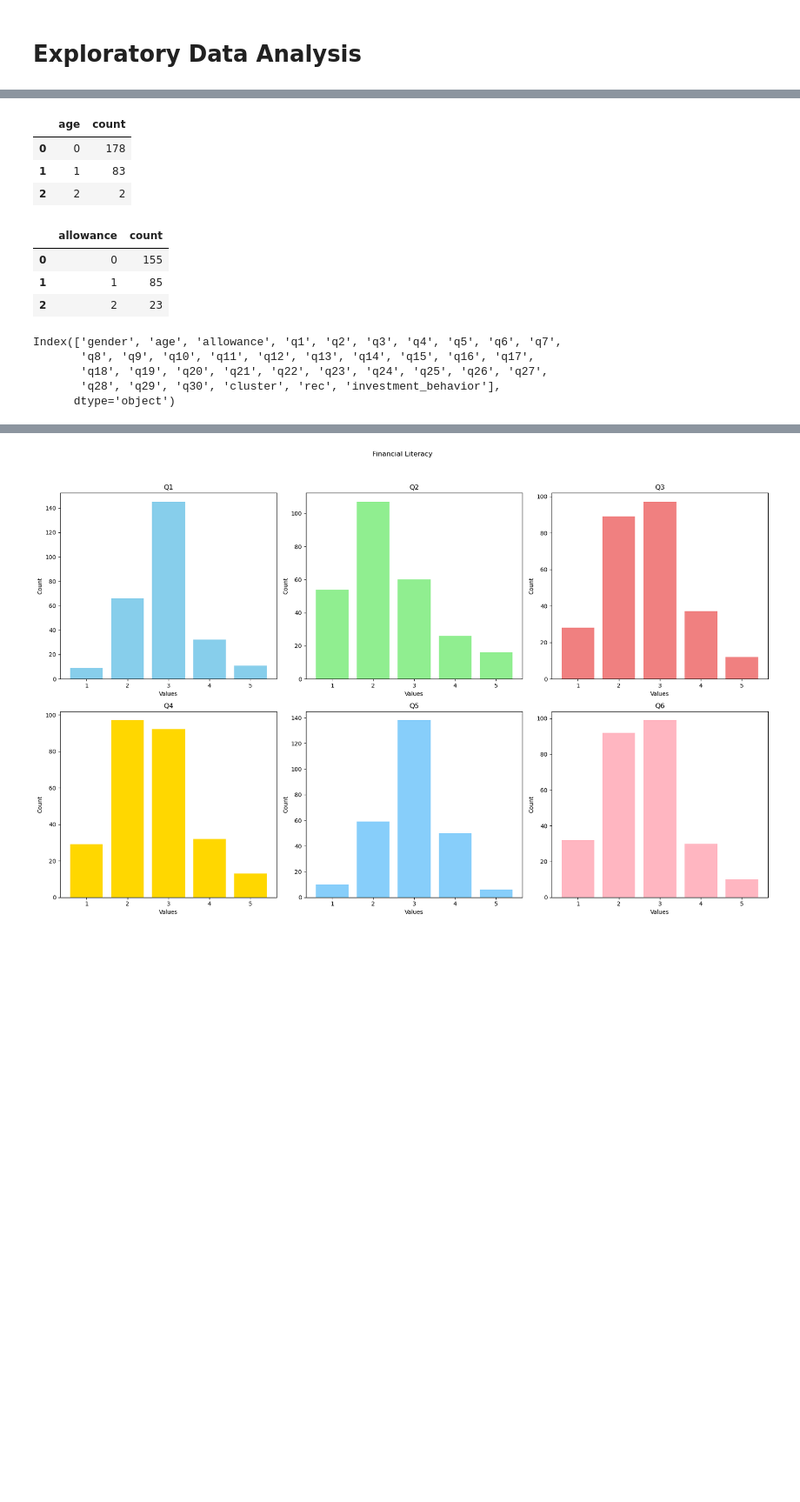
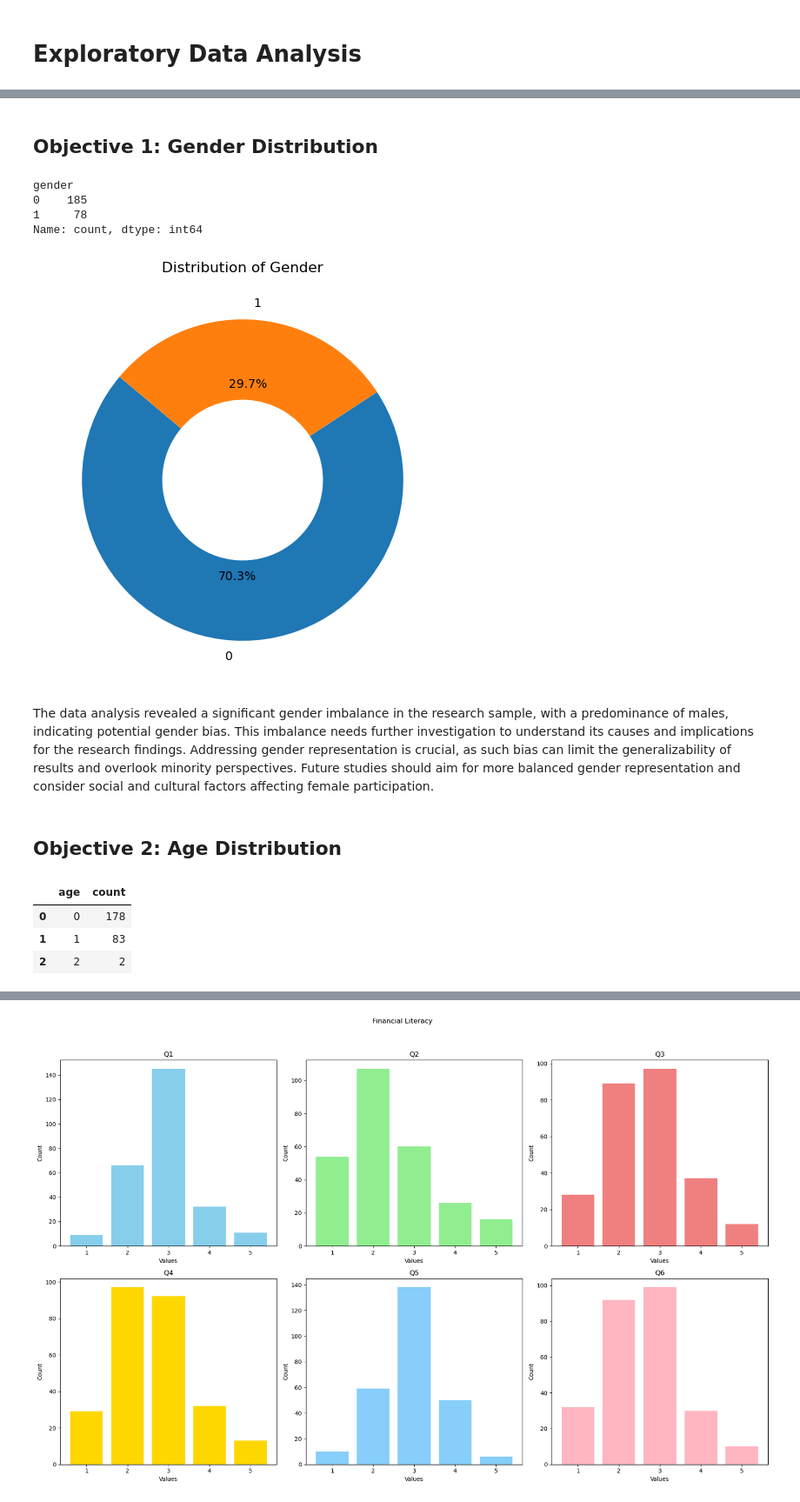
Before and after one commit to FTDS-assignment-bay/p2-final-project-ftds-006-bsd-group-001, a Jupyter notebook: final_project_NLP.ipynb, the cells around one changed output, grey strips where cells are left out. Shown at 87% size. Saved outputs shown, nothing was run; the diff lists cells and outputs as text; code cells hidden in the pictures; blank space fills up the shorter version.

```diff
--- a/final_project_NLP.ipynb
+++ b/final_project_NLP.ipynb
@@ -410,24 +212,32 @@ df_gender_based
-# %%
-df_age_based = df['age'].value_counts().reset_index()
-df_age_based
-# %% [output]
-|  | age | count |
-| 0 | 0 | 178 |
-| 1 | 1 | 83 |
-| 2 | 2 | 2 |
-# %%
-df_allowance_based = df['allowance'].value_counts().reset_index()
-df_allowance_based
-# %% [output]
-|  | allowance | count |
-| 0 | 0 | 155 |
-| 1 | 1 | 85 |
-| 2 | 2 | 23 |
-# %%
-df.columns
-# %% [output]
-Index(['gender', 'age', 'allowance', 'q1', 'q2', 'q3', 'q4', 'q5', 'q6', 'q7',
-       'q8', 'q9', 'q10', 'q11', 'q12', 'q13', 'q14', 'q15', 'q16', 'q17',
-       'q18', 'q19', 'q20', 'q21', 'q22', 'q23', 'q24', 'q25', 'q26', 'q27',
-       'q28', 'q29', 'q30', 'cluster', 'rec', 'investment_behavior'],
-      dtype='object')
+# %% [markdown]
+## Objective 1: Gender Distribution
+# %%
+# create gender to dataframe
+df_gender_based = df['gender'].value_counts()
+df_gender_based
+# %% [output]
+gender
+0    185
+1     78
+Name: count, dtype: int64
+# %%
+# visualization with pie chart
+plt.figure(figsize=(8, 6))
+plt.pie(df_gender_based, labels=df_gender_based.index, autopct='%1.1f%%', startangle=140, wedgeprops={'width':0.5})
+plt.title('Distribution of Gender')
+plt.show()
+# %% [output]
+[figure, added]
+# %% [markdown]
+The data analysis revealed a significant gender imbalance in the research sample, with a predominance of males, indicating potential gender bias. This imbalance needs further investigation to understand its causes and implications for the research findings. Addressing gender representation is crucial, as such bias can limit the generalizability of results and overlook minority perspectives. Future studies should aim for more balanced gender representation and consider social and cultural factors affecting female participation.
+# %% [markdown]
+## Objective 2: Age Distribution
+# %%
+# create age to dataframe
+df_age_based = df['age'].value_counts().reset_index()
+df_age_based
+# %% [output]
+|  | age | count |
+| 0 | 0 | 178 |
+| 1 | 1 | 83 |
+| 2 | 2 | 2 |
```
Also changed, not shown: parts of 182 cells of this notebook, 2 other files.
